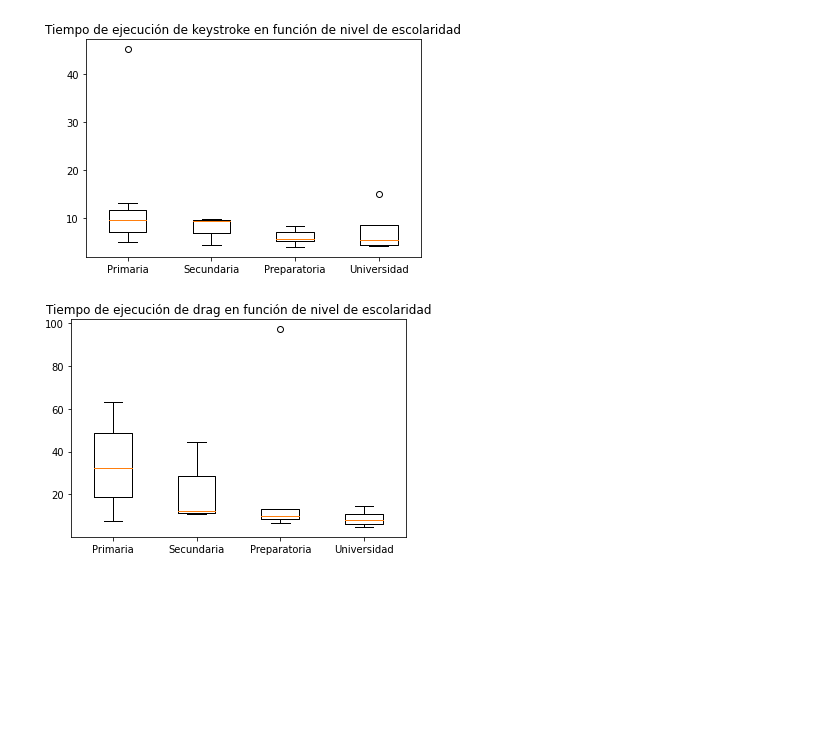
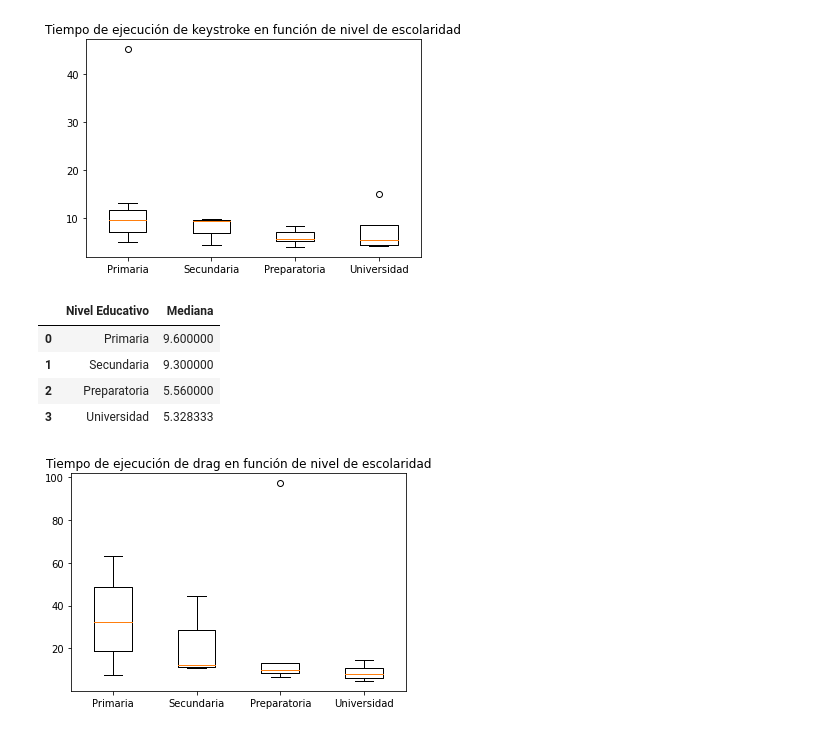
Before and after one commit to alex-gallegos/operators-notebook, a Jupyter notebook: operators.ipynb, the cells around one changed output. Cells and saved outputs as stored; diff of their text form; code cells hidden in the pictures; blank space fills up the shorter version.

Commit message:
Added tables for medians

```diff
--- a/operators.ipynb
+++ b/operators.ipynb
@@ -58,7 +58,7 @@ mean_operators['drag']
 # %%
 import matplotlib.pyplot as plt
 # Tiempo de ejecución de keystroke en función de nivel de escolaridad
-plt.boxplot(
+boxplot = plt.boxplot(
     [
         mean_operators['keystroke'][mean_operators['keystroke']['Nivel de escoralidad'].isin(['Primaria', 'primaria'])]['Window(sec/ms)'],
         mean_operators['keystroke'][mean_operators['keystroke']['Nivel de escoralidad'].isin(['Secundaria'])]['Window(sec/ms)'],
@@ -71,5 +71,19 @@ plt.xticks([1, 2, 3, 4], ['Primaria', 'Secundaria', 'Preparatoria', 'Universidad
 plt.show()
 # %% [output]
 [figure]
+# %%
+pd.concat(
+    {
+        "Nivel Educativo": pd.Series(['Primaria', 'Secundaria', 'Preparatoria', 'Universidad']),
+        "Mediana": pd.Series([median.get_ydata()[0] for median in boxplot['medians']])
+    },
+    axis=1
+)
+# %% [output]
+|  | Nivel Educativo | Mediana |
+| 0 | Primaria | 9.600000 |
+| 1 | Secundaria | 9.300000 |
+| 2 | Preparatoria | 5.560000 |
+| 3 | Universidad | 5.328333 |
 # %%
 # Tiempo de ejecución de drag en función de nivel de escolaridad
```
Also changed, not shown: parts of 11 cells of this notebook.
